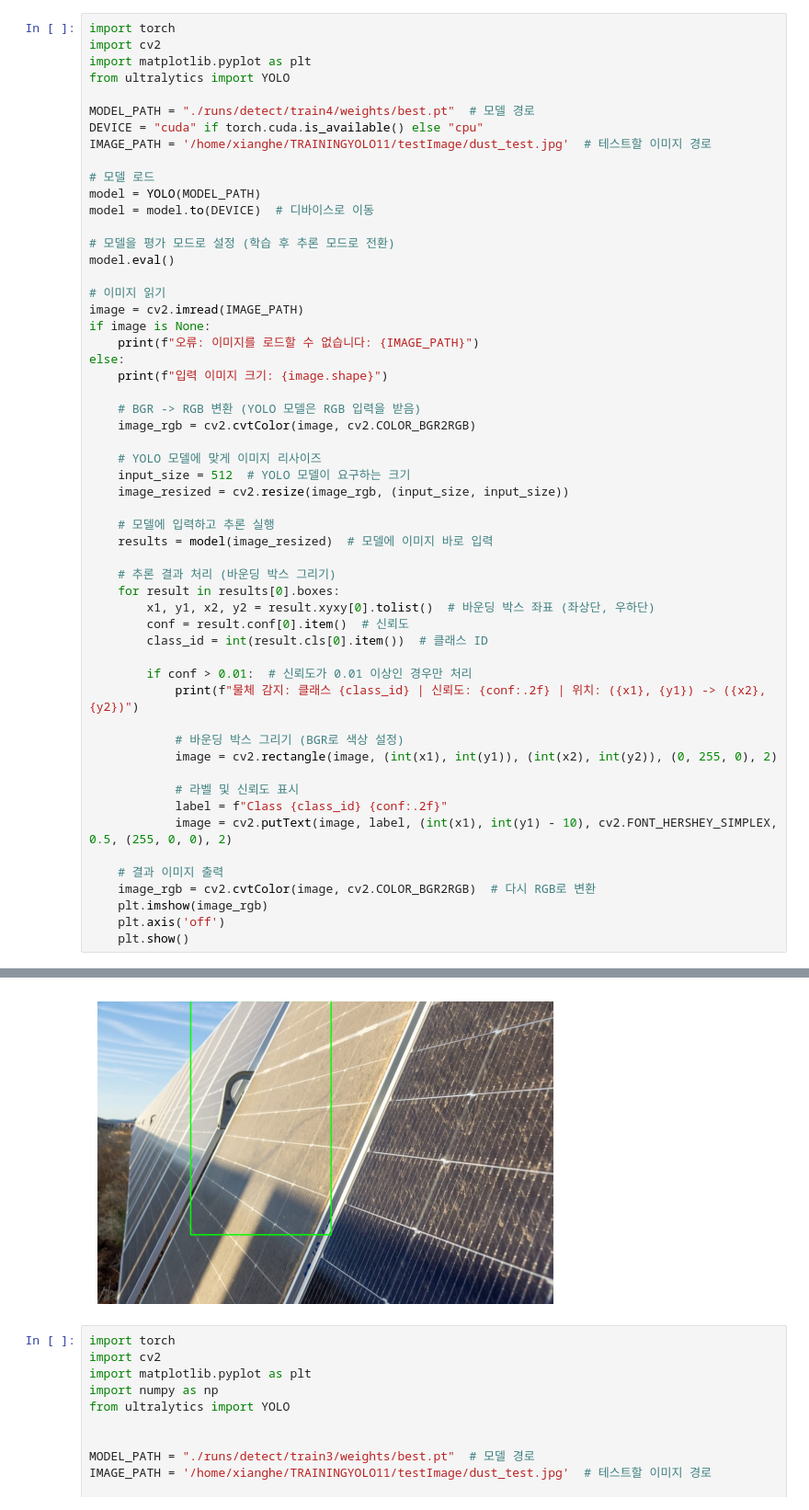
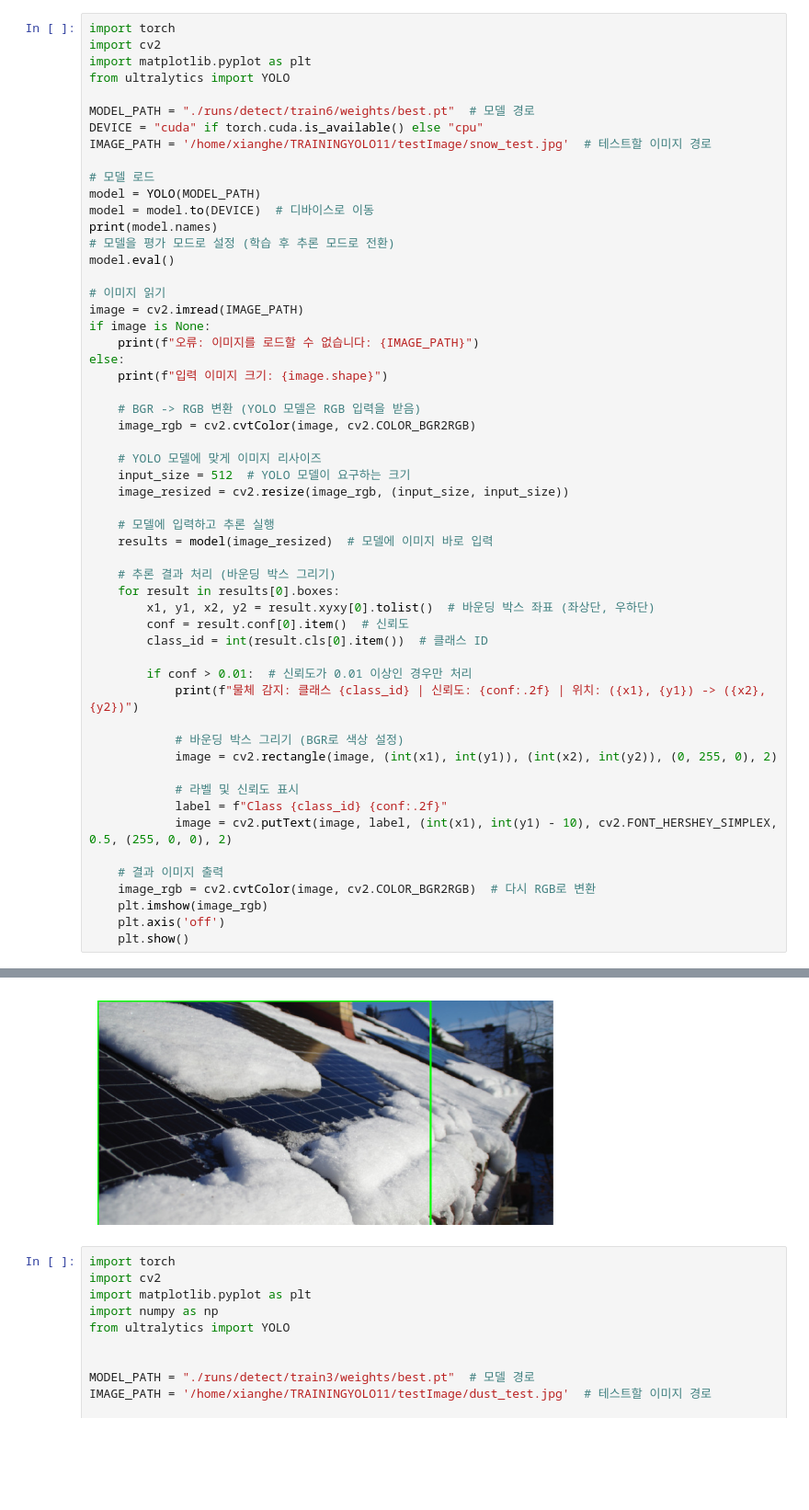
Before and after one commit to Xianghe515/-KDT-SmartFactory_P2, a Jupyter notebook: ModelTest.ipynb, the cells around one changed output, grey strips where cells are left out. Shown: that part at 92% size. Cells and saved outputs as stored; diff of their text form; blank space fills up the shorter version.

```diff
--- a/ModelTest.ipynb
+++ b/ModelTest.ipynb
@@ -4,14 +4,14 @@ import cv2
 import matplotlib.pyplot as plt
 from ultralytics import YOLO
 
-MODEL_PATH = "./runs/detect/train4/weights/best.pt"  # 모델 경로
+MODEL_PATH = "./runs/detect/train6/weights/best.pt"  # 모델 경로
 DEVICE = "cuda" if torch.cuda.is_available() else "cpu"
-IMAGE_PATH = '/home/xianghe/TRAININGYOLO11/testImage/dust_test.jpg'  # 테스트할 이미지 경로
+IMAGE_PATH = '/home/xianghe/TRAININGYOLO11/testImage/snow_test.jpg'  # 테스트할 이미지 경로
 
 # 모델 로드
 model = YOLO(MODEL_PATH)
 model = model.to(DEVICE)  # 디바이스로 이동
-
+print(model.names)
 # 모델을 평가 모드로 설정 (학습 후 추론 모드로 전환)
 model.eval()
 
@@ -62,4 +63,4 @@ Speed: 1.6ms preprocess, 16.4ms inference, 3.4ms postprocess per image at shape
-[figure, old version]
+[figure, new version]
 # %%
 import torch
 import cv2
```
Also changed, not shown: parts of 1 cell of this notebook, 38 other files.
